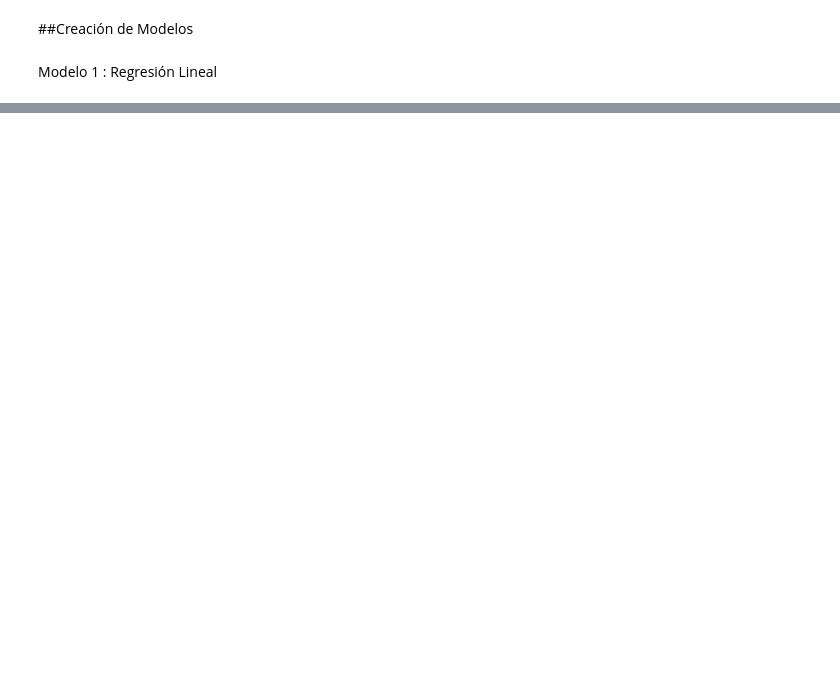
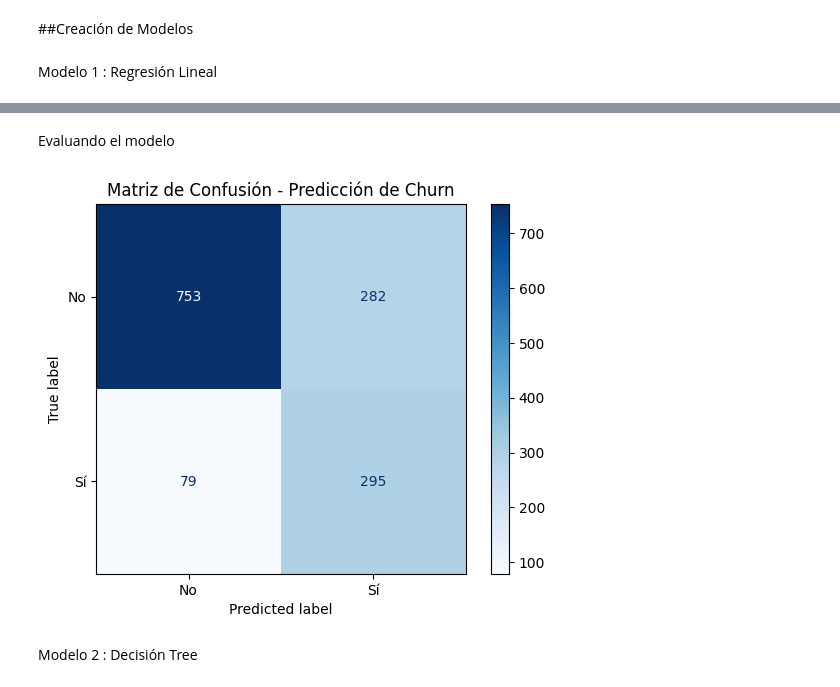
Before and after one commit to rociocelestial/Challenge3-Data-Science, a Jupyter notebook: TelecomX_parte_2.ipynb, the cells around one changed output, grey strips where cells are left out. Saved outputs shown, nothing was run; the diff lists cells and outputs as text; code cells hidden in the pictures; blank space fills up the shorter version.

Commit message:
Creación de modelos y evaluación de los mismos

```diff
--- a/TelecomX_parte_2.ipynb
+++ b/TelecomX_parte_2.ipynb
@@ -396,3 +416,13 @@ X_test_normalizado = normalizacion.transform(X_test)
 ##Creación de Modelos
 # %% [markdown]
 Modelo 1 : Regresión Lineal
+# %%
+from sklearn.linear_model import LogisticRegression
+from sklearn.metrics import classification_report
+
+modelo_regresion_lineal = LogisticRegression(class_weight='balanced',max_iter=1000,random_state=42)
+modelo_regresion_lineal.fit(X_train,y_train)
+
+y_pred_regresion_lineal = modelo_regresion_lineal.predict(X_test)
+
+print(classification_report(y_test,y_pred_regresion_lineal))
@@ -398,0 +438,21 @@ Modelo 1 : Regresión Lineal
+# %% [markdown]
+Evaluando el modelo
+# %%
+import matplotlib.pyplot as plt
+from sklearn.metrics import confusion_matrix, ConfusionMatrixDisplay
+
+# 1. Generar la matriz numérica
+cm = confusion_matrix(y_test, y_pred_regresion_lineal)
+
+# 2. Configurar la visualización
+# display_labels: pon los nombres de tus clases (ej. ['No Churn', 'Churn'])
+disp = ConfusionMatrixDisplay(confusion_matrix=cm, display_labels=['No', 'Sí'])
+
+# 3. Graficar
+disp.plot(cmap=plt.cm.Blues)
+plt.title("Matriz de Confusión - Predicción de Churn")
+plt.show()
+# %% [output]
+[figure, added]
+# %% [markdown]
+Modelo 2 : Decisión Tree
```
Also changed, not shown: parts of 8 cells of this notebook.
